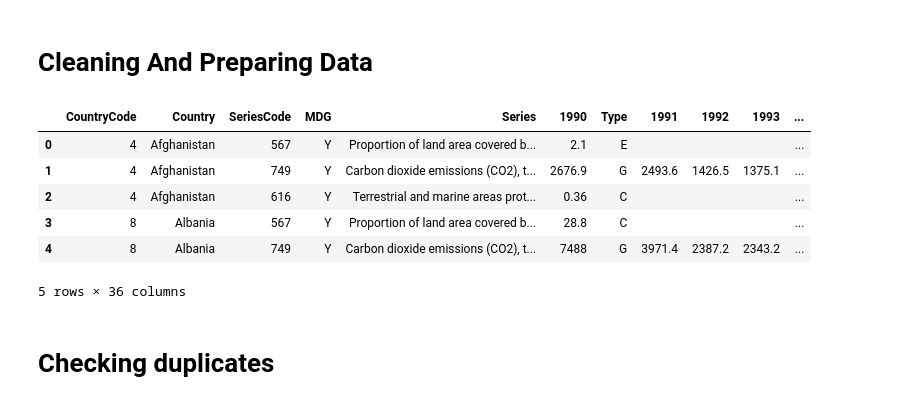
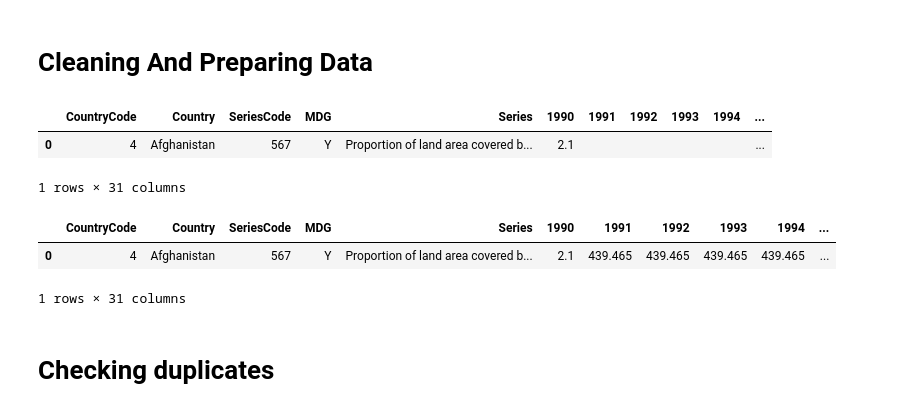
Before and after one commit to rethabilethulo/statistical_thinking1, a Jupyter notebook: Stats_thinking.ipynb, the cells around one changed output. Saved outputs shown, nothing was run; the diff lists cells and outputs as text; code cells hidden in the pictures.

```diff
--- a/Stats_thinking.ipynb
+++ b/Stats_thinking.ipynb
@@ -99,24 +97,33 @@ dtype: int64
 # %%
 # Removing columns that I don't need
 
 for row in stats:
     if "Footnotes" in row:
         del stats[row]
-    elif "Type." in row:
+    elif "Type" in row:
+        del stats[row]
+    elif "2016" in row:
+        del stats[row]
+    elif "2017" in row:
+        del stats[row]
+    elif "2018" in row:
+        del stats[row]
+    elif "2019" in row:
         del stats[row]
 
-stats.head()
+stats.head(1)
 # %% [output]
-|  | CountryCode | Country | SeriesCode | MDG | Series | 1990 | Type | 1991 | 1992 | 1993 | ... |
-| 0 | 4 | Afghanistan | 567 | Y | Proportion of land area covered b... | 2.1 | E |  |  |  | ... |
-| 1 | 4 | Afghanistan | 749 | Y | Carbon dioxide emissions (CO2), t... | 2676.9 | G | 2493.6 | 1426.5 | 1375.1 | ... |
-| 2 | 4 | Afghanistan | 616 | Y | Terrestrial and marine areas prot... | 0.36 | C |  |  |  | ... |
-| 3 | 8 | Albania | 567 | Y | Proportion of land area covered b... | 28.8 | C |  |  |  | ... |
-| 4 | 8 | Albania | 749 | Y | Carbon dioxide emissions (CO2), t... | 7488 | G | 3971.4 | 2387.2 | 2343.2 | ... |
+|  | CountryCode | Country | SeriesCode | MDG | Series | 1990 | 1991 | 1992 | 1993 | 1994 | ... |
+| 0 | 4 | Afghanistan | 567 | Y | Proportion of land area covered b... | 2.1 |  |  |  |  | ... |
-5 rows × 36 columns
+1 rows × 31 columns
 # %%
 #Replacing all empty string and records with on'ly spaces nan
-replacing_re = stats.replace(r'^\s*$', np.nan,regex = True)
+replacing_re = stats.replace(r'^\s*$', 439.465,regex = True)
+replacing_re.head(1)
+# %% [output]
+|  | CountryCode | Country | SeriesCode | MDG | Series | 1990 | 1991 | 1992 | 1993 | 1994 | ... |
+| 0 | 4 | Afghanistan | 567 | Y | Proportion of land area covered b... | 2.1 | 439.465 | 439.465 | 439.465 | 439.465 | ... |
+1 rows × 31 columns
 # %% [markdown]
 # Checking duplicates
 # %%
```
Also changed, not shown: parts of 84 cells of this notebook.
